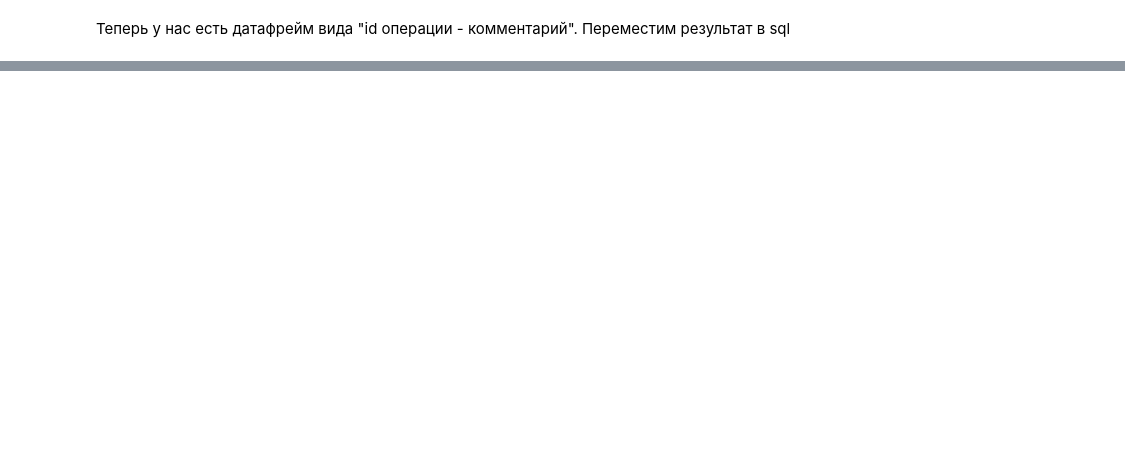
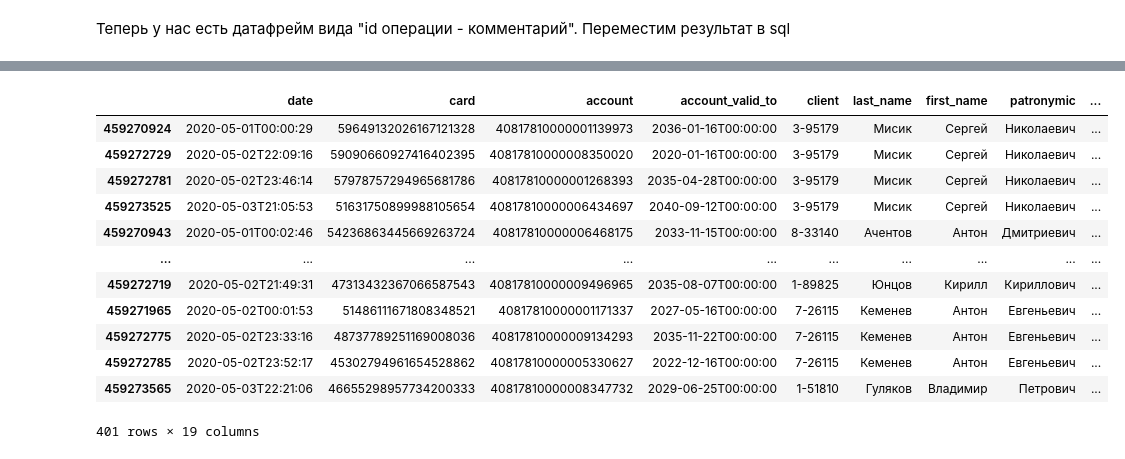
Before and after one commit to sersldmir/all_comp_repo, a Jupyter notebook: sber_cup.ipynb, the cells around one changed output, grey strips where cells are left out. Saved outputs shown, nothing was run; the diff lists cells and outputs as text; code cells hidden in the pictures; blank space fills up the shorter version.

```diff
--- a/sber_cup.ipynb
+++ b/sber_cup.ipynb
@@ -593,0 +632,8 @@ fraud_operations_df
+# %%
+# проверим таблицу
+cursor.execute('SELECT * FROM fraud_operations;')
+data = cursor.fetchall()
+fraud_df = pd.DataFrame(data, columns=['Operation_id', 'Commentary'])
+fraud_df['Operation_id'] = fraud_df['Operation_id'].str.strip()
+fraud_df['Commentary'] = fraud_df['Commentary'].str.strip()
+fraud_df
@@ -593,0 +658,17 @@ fraud_operations_df
+# %%
+# выбираем фрод операции из оригинального датасета по индексам
+transactions_df.loc[fraud_df['Operation_id']]
+# %% [output]
+|  | date | card | account | account_valid_to | client | last_name | first_name | patronymic | ... |
+| 459270924 | 2020-05-01T00:00:29 | 59649132026167121328 | 40817810000001139973 | 2036-01-16T00:00:00 | 3-95179 | Мисик | Сергей | Николаевич | ... |
+| 459272729 | 2020-05-02T22:09:16 | 59090660927416402395 | 40817810000008350020 | 2020-01-16T00:00:00 | 3-95179 | Мисик | Сергей | Николаевич | ... |
+| 459272781 | 2020-05-02T23:46:14 | 57978757294965681786 | 40817810000001268393 | 2035-04-28T00:00:00 | 3-95179 | Мисик | Сергей | Николаевич | ... |
+| 459273525 | 2020-05-03T21:05:53 | 51631750899988105654 | 40817810000006434697 | 2040-09-12T00:00:00 | 3-95179 | Мисик | Сергей | Николаевич | ... |
+| 459270943 | 2020-05-01T00:02:46 | 54236863445669263724 | 40817810000006468175 | 2033-11-15T00:00:00 | 8-33140 | Ачентов | Антон | Дмитриевич | ... |
+| ... | ... | ... | ... | ... | ... | ... | ... | ... | ... |
+| 459272719 | 2020-05-02T21:49:31 | 47313432367066587543 | 40817810000009496965 | 2035-08-07T00:00:00 | 1-89825 | Юнцов | Кирилл | Кириллович | ... |
+| 459271965 | 2020-05-02T00:01:53 | 51486111671808348521 | 40817810000001171337 | 2027-05-16T00:00:00 | 7-26115 | Кеменев | Антон | Евгеньевич | ... |
+| 459272775 | 2020-05-02T23:33:16 | 48737789251169008036 | 40817810000009134293 | 2035-11-22T00:00:00 | 7-26115 | Кеменев | Антон | Евгеньевич | ... |
+| 459272785 | 2020-05-02T23:52:17 | 45302794961654528862 | 40817810000005330627 | 2022-12-16T00:00:00 | 7-26115 | Кеменев | Антон | Евгеньевич | ... |
+| 459273565 | 2020-05-03T22:21:06 | 46655298957734200333 | 40817810000008347732 | 2029-06-25T00:00:00 | 1-51810 | Гуляков | Владимир | Петрович | ... |
+401 rows × 19 columns
```
Also changed, not shown: parts of 5 cells of this notebook.
